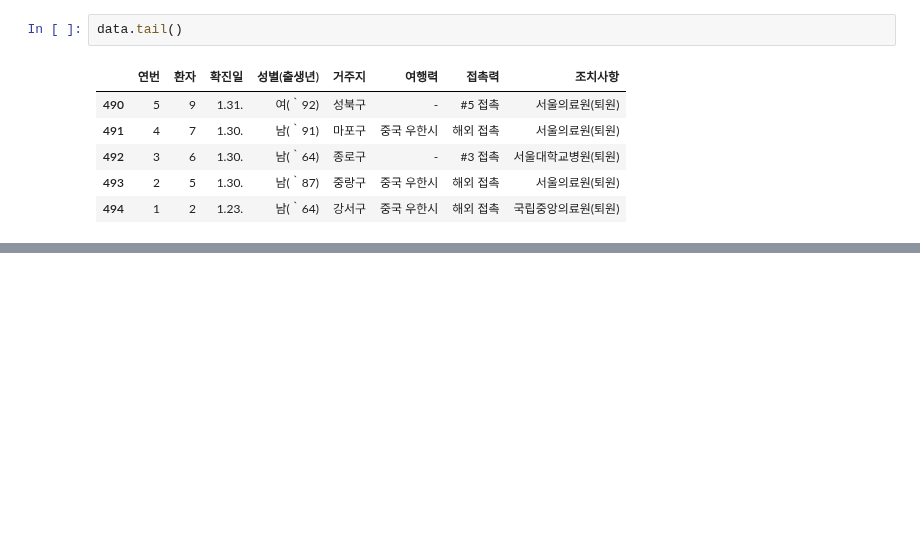
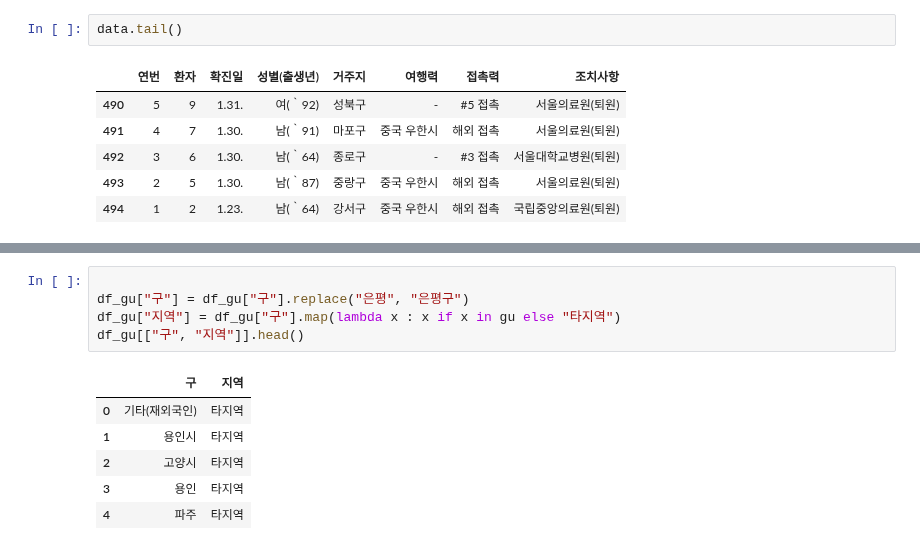
Before and after one commit to HopesDad/Py_ML_Deep_Learning, a Jupyter notebook: COVID_19_edaipynb.ipynb, the cells around one changed output, grey strips where cells are left out. Saved outputs shown, nothing was run; the diff lists cells and outputs as text; blank space fills up the shorter version.

```diff
--- a/COVID_19_edaipynb.ipynb
+++ b/COVID_19_edaipynb.ipynb
@@ -110,0 +89,12 @@ dtype: int64
+# %%
+
+df_gu["구"] = df_gu["구"].replace("은평", "은평구")
+df_gu["지역"] = df_gu["구"].map(lambda x : x if x in gu else "타지역")
+df_gu[["구", "지역"]].head()
+# %% [output]
+|  | 구 | 지역 |
+| 0 | 기타(재외국인) | 타지역 |
+| 1 | 용인시 | 타지역 |
+| 2 | 고양시 | 타지역 |
+| 3 | 용인 | 타지역 |
+| 4 | 파주 | 타지역 |
```
Also changed, not shown: parts of 17 cells of this notebook.
